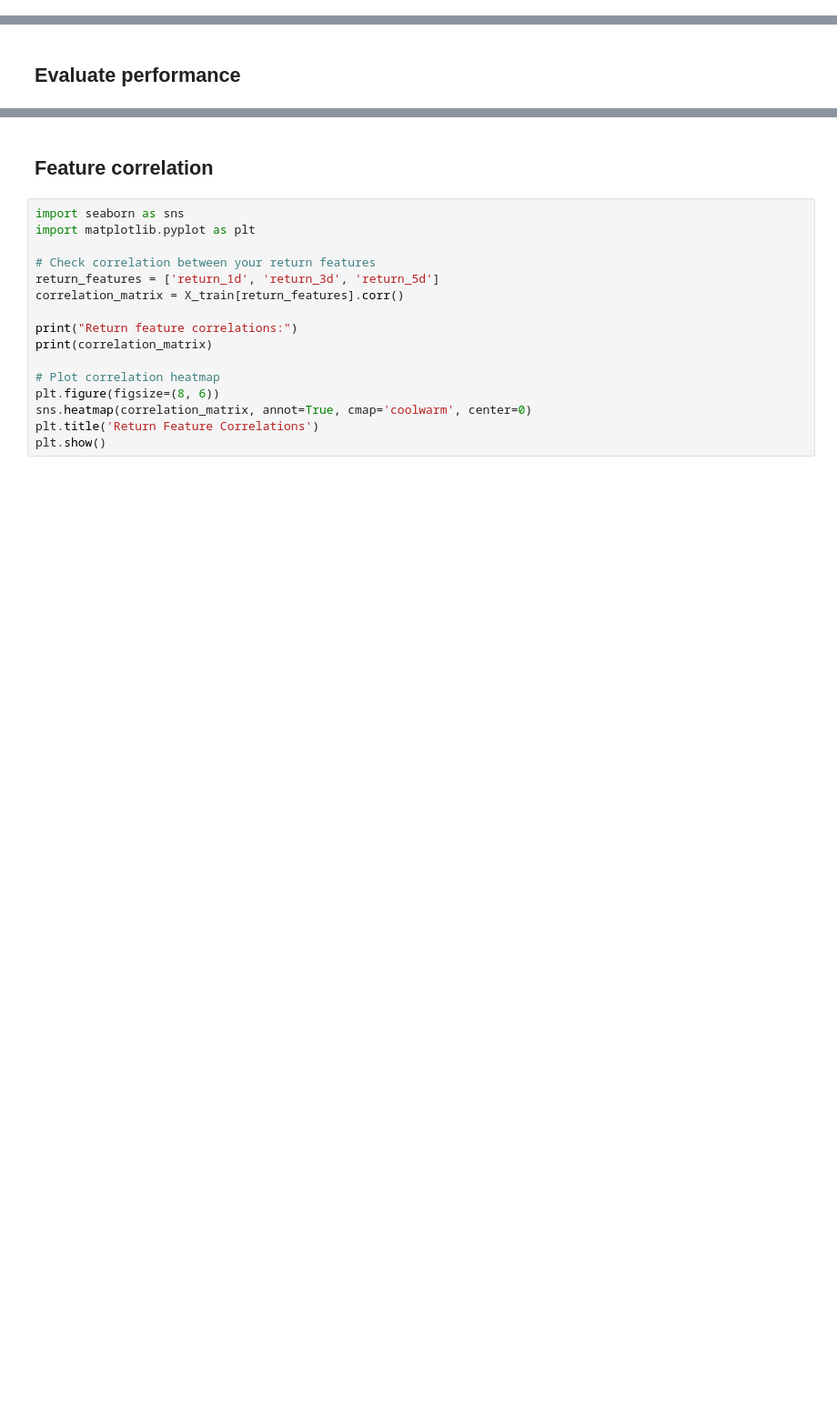
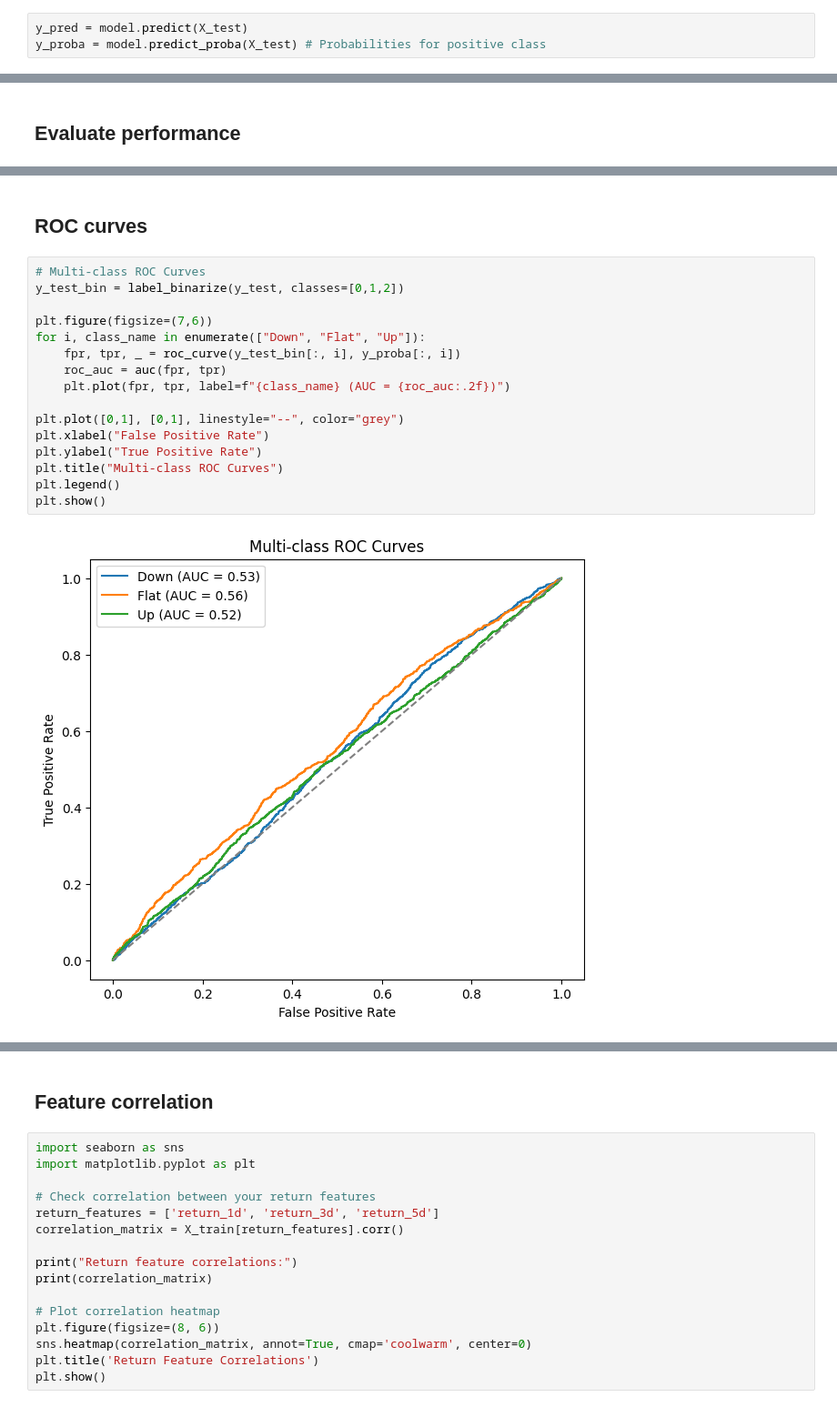
Before and after one commit to MarianneRomero/stock-movement-prediction-ml, a Jupyter notebook: notebooks/eda.ipynb, the cells around one changed output, grey strips where cells are left out. Shown at 91% size. Cells and saved outputs as stored; diff of their text form; blank space fills up the shorter version.

```diff
--- a/notebooks/eda.ipynb
+++ b/notebooks/eda.ipynb
@@ -350,0 +429,3 @@ y_pred_proba = model.predict_proba(X_test)[:, 1]  # Probabilities for positive c
+# %%
+y_pred = model.predict(X_test)
+y_proba = model.predict_proba(X_test) # Probabilities for positive class
@@ -402,0 +496,20 @@ Confusion Matrix:
+# %% [markdown]
+## ROC curves
+# %%
+# Multi-class ROC Curves
+y_test_bin = label_binarize(y_test, classes=[0,1,2])
+
+plt.figure(figsize=(7,6))
+for i, class_name in enumerate(["Down", "Flat", "Up"]):
+    fpr, tpr, _ = roc_curve(y_test_bin[:, i], y_proba[:, i])
+    roc_auc = auc(fpr, tpr)
+    plt.plot(fpr, tpr, label=f"{class_name} (AUC = {roc_auc:.2f})")
+
+plt.plot([0,1], [0,1], linestyle="--", color="grey")
+plt.xlabel("False Positive Rate")
+plt.ylabel("True Positive Rate")
+plt.title("Multi-class ROC Curves")
+plt.legend()
+plt.show()
+# %% [output]
+[figure, added]
```
Also changed, not shown: parts of 54 cells of this notebook, 21 other files.
